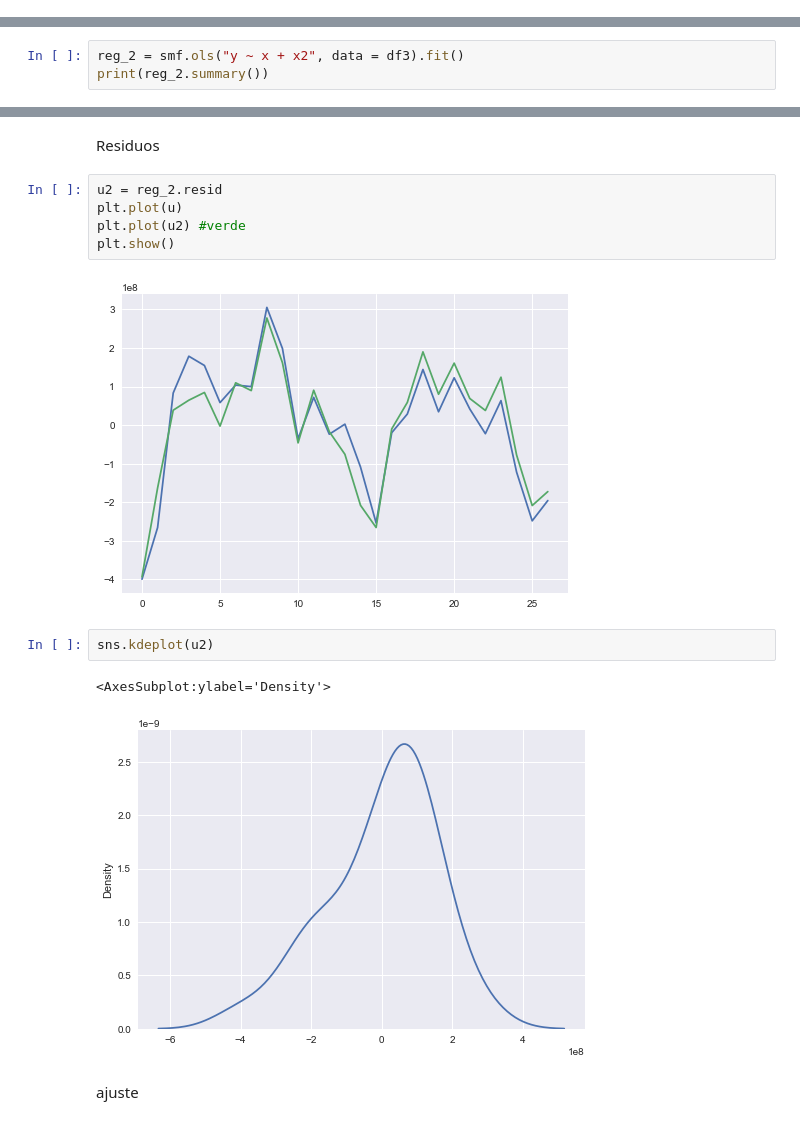
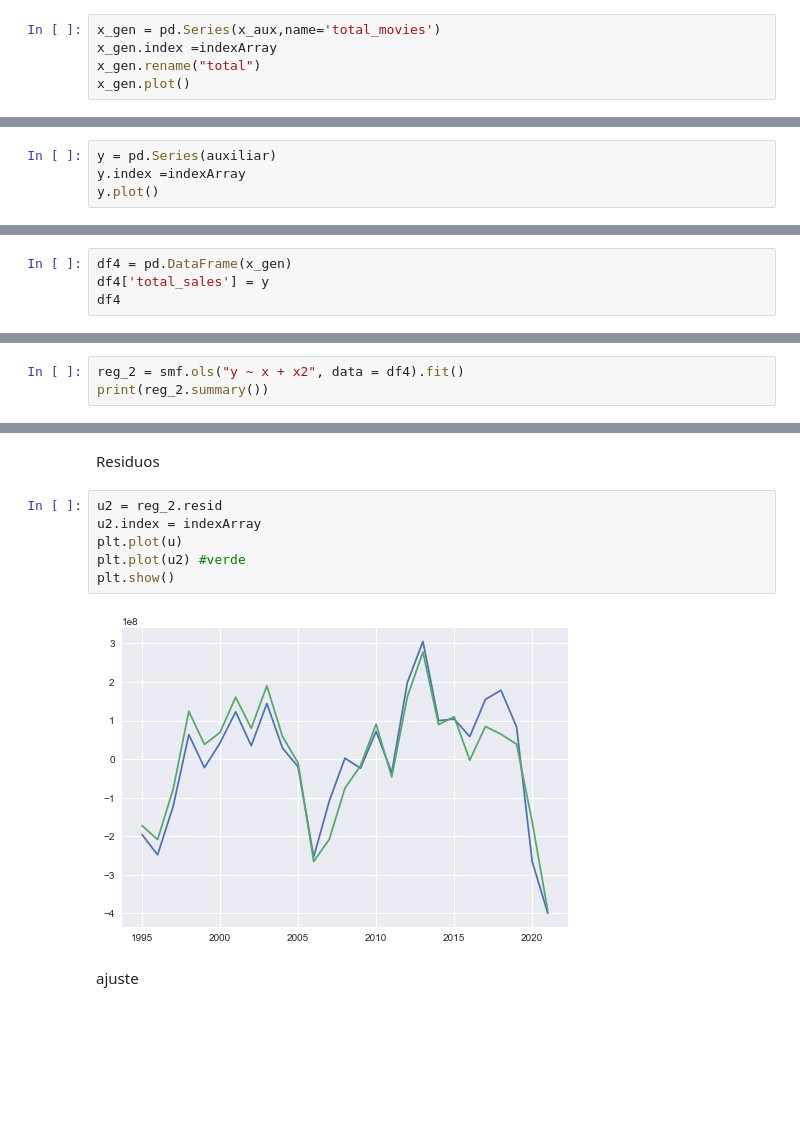
Before and after one commit to OmarDevEst/MineriaDatos-Peliculas, a Jupyter notebook: Regresion Lineal.ipynb, the cells around one changed output, grey strips where cells are left out. Saved outputs shown, nothing was run; the diff lists cells and outputs as text; blank space fills up the shorter version.

```diff
--- a/Regresion Lineal.ipynb
+++ b/Regresion Lineal.ipynb
@@ -168,0 +159,5 @@ f-statistic = debe ser menor a 0.05 para que las variables en conjunto sean sign
+# %%
+x_gen = pd.Series(x_aux,name='total_movies')
+x_gen.index =indexArray
+x_gen.rename("total")
+x_gen.plot()
@@ -168,0 +167,4 @@ f-statistic = debe ser menor a 0.05 para que las variables en conjunto sean sign
+# %%
+y = pd.Series(auxiliar)
+y.index =indexArray
+y.plot()
@@ -168,0 +174,4 @@ f-statistic = debe ser menor a 0.05 para que las variables en conjunto sean sign
+# %%
+df4 = pd.DataFrame(x_gen)
+df4['total_sales'] = y
+df4
@@ -169,5 +196,5 @@ f-statistic = debe ser menor a 0.05 para que las variables en conjunto sean sign
 # %%
-reg_2 = smf.ols("y ~ x + x2", data = df3).fit()
+reg_2 = smf.ols("y ~ x + x2", data = df4).fit()
 print(reg_2.summary())
 # %% [output]
                             OLS Regression Results
@@ -191,16 +218,12 @@ Notes:
 Residuos
 # %%
 u2 = reg_2.resid
+u2.index = indexArray
 plt.plot(u)
 plt.plot(u2) #verde
 plt.show()
 # %% [output]
-[figure, old version]
+[figure, new version]
-# %%
-sns.kdeplot(u2)
-# %% [output]
-<AxesSubplot:ylabel='Density'>
-[figure, removed]
 # %% [markdown]
 ajuste
 # %%
```
Also changed, not shown: parts of 33 cells of this notebook.
